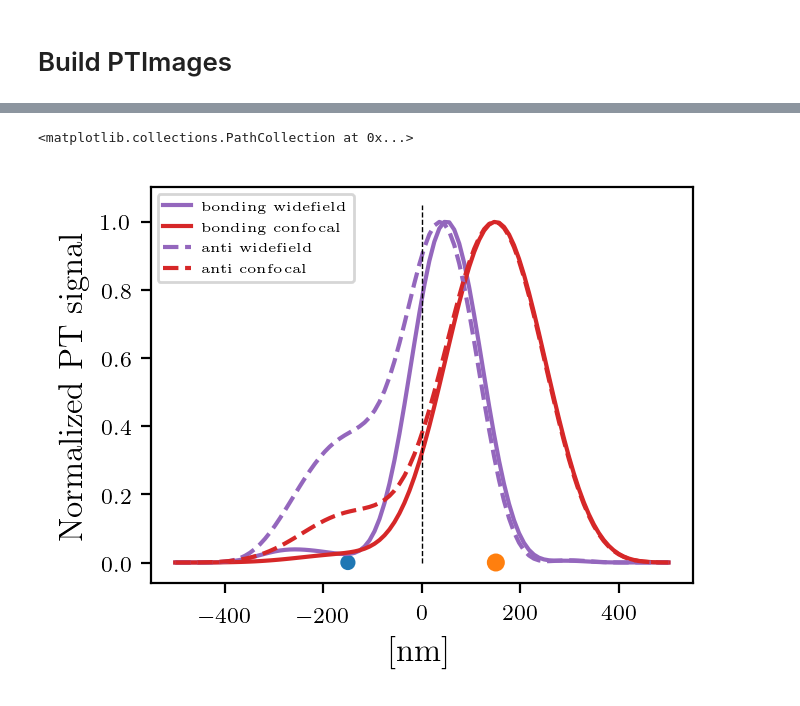
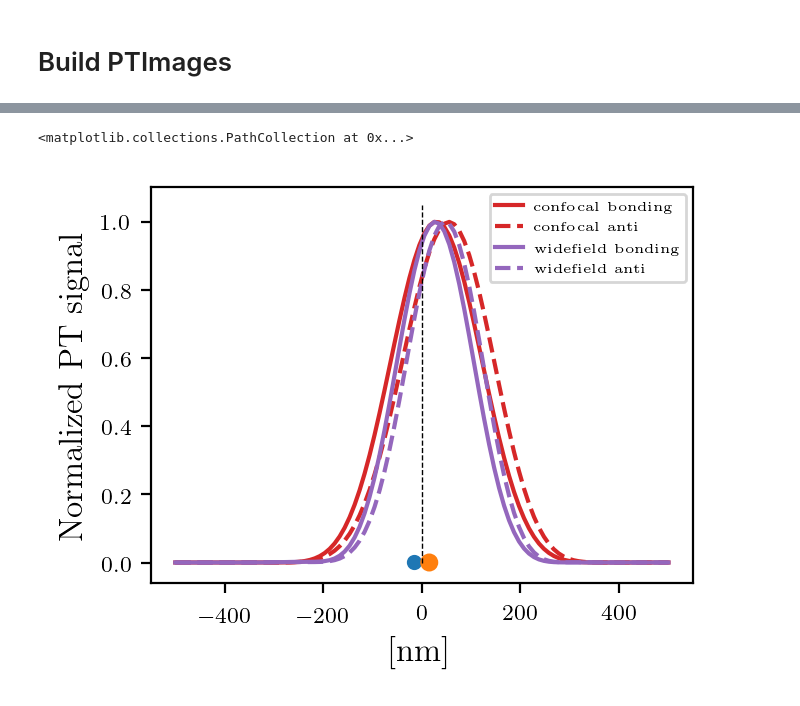
Before and after one commit to HarrisonGoldwyn/photothermal_image_model, a Jupyter notebook: python/hetero_Coupled_scattering.ipynb, the cells around one changed output, grey strips where cells are left out. Cells and saved outputs as stored; diff of their text form; code cells hidden in the pictures.

```diff
--- a/python/hetero_Coupled_scattering.ipynb
+++ b/python/hetero_Coupled_scattering.ipynb
@@ -73,10 +73,10 @@ eps_back = 1.473**2
 
 # del_d = 4*a1
 
-d = 30*a1
+d = 3*a1
 d_col_cm = np.array([[d, 0, 0]])*1e-7
 
-hw = 2.2
+# hw = 2.2
 sensorsize_nm = 1000
 
 plot_hws = np.linspace(2.2, 2.7, 300)
@@ -264,2 +258,3 @@ bond_enei
 # %%
-anti_enei=2.4
+# anti_enei=2.4
+anti_enei
@@ -726,40 +702,44 @@ Text(0, 0.5, 'PT signal')
 # %%
 plt.plot(
     obs_points*1e7,
-    np.abs(bond_wifi_image)/np.abs(bond_wifi_image).max(),
-    label='bonding widefield',
-    c='C4')
+    np.abs(bond_conf_image)/np.abs(bond_conf_image).max(),
+    label='confocal bonding',
+    c='C3')
 plt.plot(
     obs_points*1e7,
-    np.abs(bond_conf_image)/np.abs(bond_conf_image).max(),
-    label='bonding confocal',
-    c='C3')
+    np.abs(anti_conf_image)/np.abs(anti_conf_image).max(),
+    label='confocal anti',
+    ls = '--',
+    c='C3'
+    )
+
+
+plt.plot(
+    obs_points*1e7,
+    np.abs(bond_wifi_image)/np.abs(bond_wifi_image).max(),
+    label='widefield bonding',
+    c='C4')
+
 
 plt.plot(
     obs_points*1e7,
     np.abs(anti_wifi_image)/np.abs(anti_wifi_image).max(),
-    label='anti widefield',
+    label='widefield anti',
     ls = '--',
     c='C4'
     )
-plt.plot(
-    obs_points*1e7,
-    np.abs(anti_conf_image)/np.abs(anti_conf_image).max(),
-    label='anti confocal',
-    ls = '--',
-    c='C3'
-    )
+
 
 plt.plot([0,0], [0,plt.gca().get_ylim()[1]], lw=0.5, ls='--', c='black')
 # plt.xlim(-200, 200)
 plt.legend(fontsize=5)
 plt.xlabel('[nm]')
 plt.ylabel('Normalized PT signal')
 plt.scatter(
     np.asarray([-1, 1])*d/2,
     [0,0],
     c=['C0','C1'],
     s=[a1*2,a2*2])
 # %% [output]
 <matplotlib.collections.PathCollection at 0x...>
-[figure, old version]
+[figure, new version]
```
Also changed, not shown: parts of 18 cells of this notebook.
